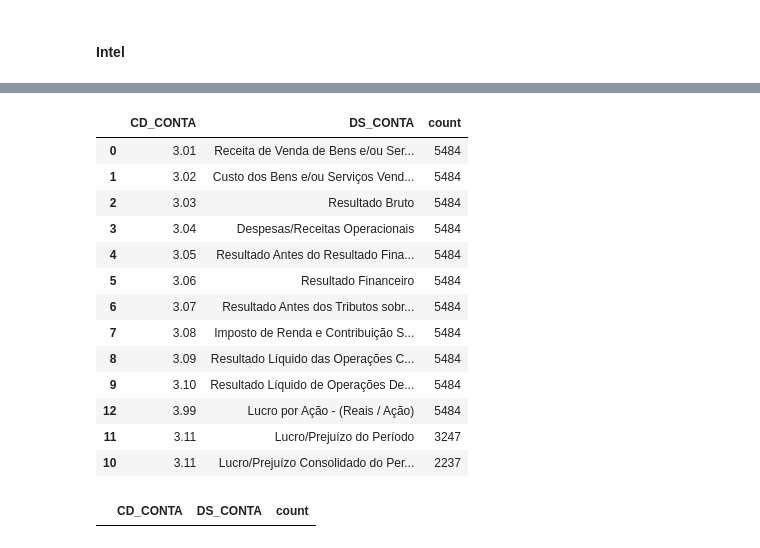
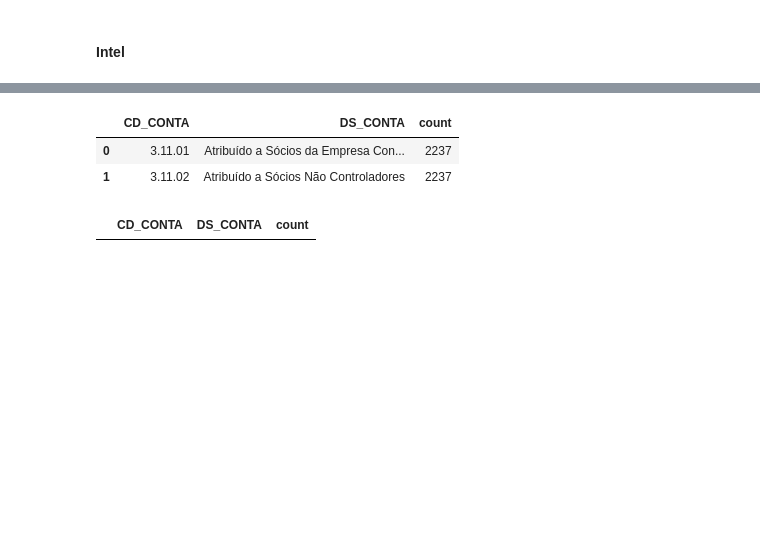
Before and after one commit to faustostangler/DSH, a Jupyter notebook: read_cvm.ipynb, the cells around one changed output, grey strips where cells are left out. Cells and saved outputs as stored; diff of their text form; code cells hidden in the pictures; blank space fills up the shorter version.

```diff
--- a/read_cvm.ipynb
+++ b/read_cvm.ipynb
@@ -1664,36 +1812,25 @@ new_df.shape
 # %%
 # Starting with the subset and level
-subset = '3'
+subset = '3.11'
 level = int(len(subset.split('.')))
 
 # Creating the mask for the subset and level
 m_subset = df['CD_CONTA'].str.startswith(subset)
 m_level = df['CD_CONTA'].str.count('\.') == level
 
 # Applying the mask
 subset_df = df[m_subset & m_level]
 
 # Getting the unique combinations of CD_CONTA and DS_CONTA with their counts
 subset_df_counts = subset_df.groupby(['CD_CONTA', 'DS_CONTA']).size().reset_index(name='count')
 
 # Sorting the results by the count values for clarity
 subset_df_counts = subset_df_counts.sort_values(by='count', ascending=False)
 subset_df_counts
 # %% [output]
 |  | CD_CONTA | DS_CONTA | count |
-| 0 | 3.01 | Receita de Venda de Bens e/ou Ser... | 5484 |
-| 1 | 3.02 | Custo dos Bens e/ou Serviços Vend... | 5484 |
-| 2 | 3.03 | Resultado Bruto | 5484 |
-| 3 | 3.04 | Despesas/Receitas Operacionais | 5484 |
-| 4 | 3.05 | Resultado Antes do Resultado Fina... | 5484 |
-| 5 | 3.06 | Resultado Financeiro | 5484 |
-| 6 | 3.07 | Resultado Antes dos Tributos sobr... | 5484 |
-| 7 | 3.08 | Imposto de Renda e Contribuição S... | 5484 |
-| 8 | 3.09 | Resultado Líquido das Operações C... | 5484 |
-| 9 | 3.10 | Resultado Líquido de Operações De... | 5484 |
-| 12 | 3.99 | Lucro por Ação - (Reais / Ação) | 5484 |
-| 11 | 3.11 | Lucro/Prejuízo do Período | 3247 |
-| 10 | 3.11 | Lucro/Prejuízo Consolidado do Per... | 2237 |
+| 0 | 3.11.01 | Atribuído a Sócios da Empresa Con... | 2237 |
+| 1 | 3.11.02 | Atribuído a Sócios Não Controladores | 2237 |
 # %%
 # Now, to check if these descriptions appear in other '2.02.X' subsets
 other_subsets_mask = df['CD_CONTA'].str.startswith(subset.rsplit('.', 1)[0] + '.') & ~df['CD_CONTA'].str.startswith(subset)
```
Also changed, not shown: parts of 5 cells of this notebook.
